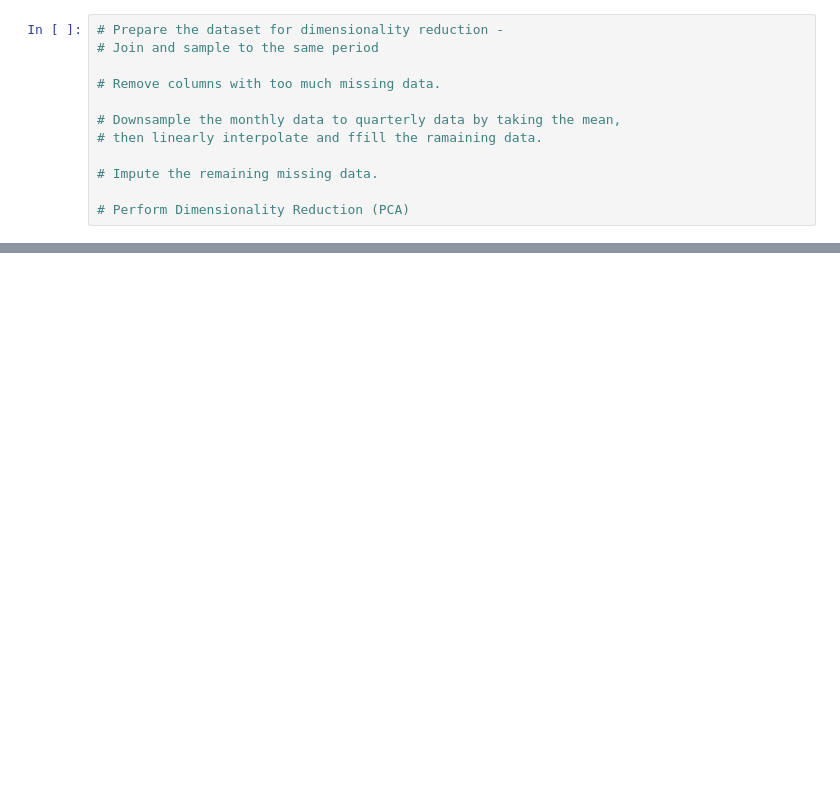
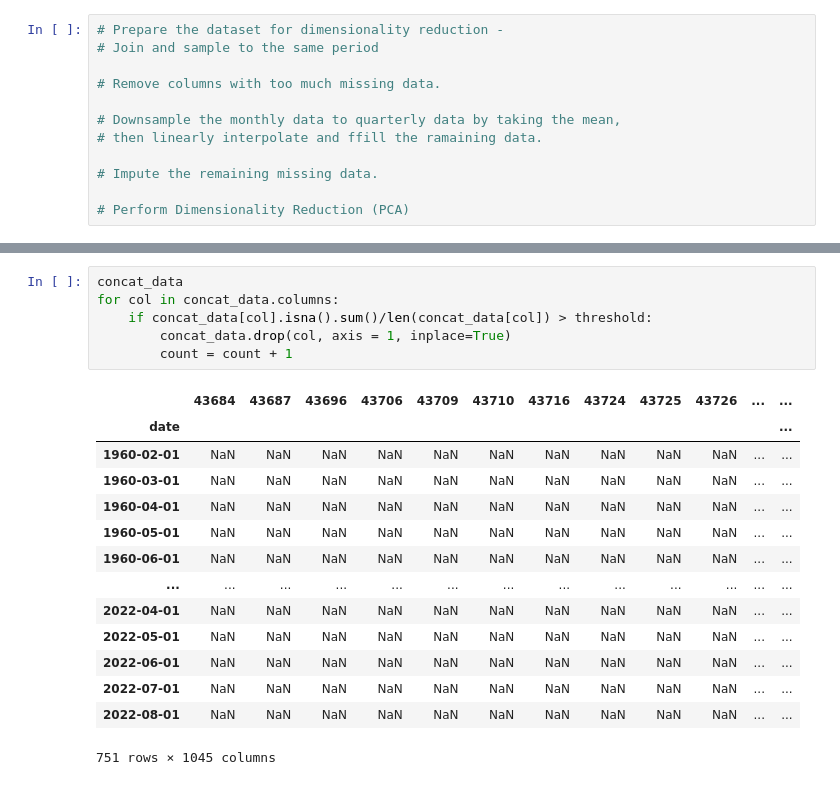
Before and after one commit to zanderbraam/ecofin_signals, a Jupyter notebook: src/exploratory_jupyter.ipynb, the cells around one changed output, grey strips where cells are left out. Drawn from its saved outputs; the diff is of its cells as text; blank space fills up the shorter version.

```diff
--- a/src/exploratory_jupyter.ipynb
+++ b/src/exploratory_jupyter.ipynb
@@ -120,0 +192,21 @@ process_data(raw_data)
+# %%
+concat_data
+for col in concat_data.columns:
+    if concat_data[col].isna().sum()/len(concat_data[col]) > threshold:
+        concat_data.drop(col, axis = 1, inplace=True)
+        count = count + 1
+# %% [output]
+|  | 43684 | 43687 | 43696 | 43706 | 43709 | 43710 | 43716 | 43724 | 43725 | 43726 | ... | ... |
+| date |  |  |  |  |  |  |  |  |  |  |  | ... |
+| 1960-02-01 | NaN | NaN | NaN | NaN | NaN | NaN | NaN | NaN | NaN | NaN | ... | ... |
+| 1960-03-01 | NaN | NaN | NaN | NaN | NaN | NaN | NaN | NaN | NaN | NaN | ... | ... |
+| 1960-04-01 | NaN | NaN | NaN | NaN | NaN | NaN | NaN | NaN | NaN | NaN | ... | ... |
+| 1960-05-01 | NaN | NaN | NaN | NaN | NaN | NaN | NaN | NaN | NaN | NaN | ... | ... |
+| 1960-06-01 | NaN | NaN | NaN | NaN | NaN | NaN | NaN | NaN | NaN | NaN | ... | ... |
+| ... | ... | ... | ... | ... | ... | ... | ... | ... | ... | ... | ... | ... |
+| 2022-04-01 | NaN | NaN | NaN | NaN | NaN | NaN | NaN | NaN | NaN | NaN | ... | ... |
+| 2022-05-01 | NaN | NaN | NaN | NaN | NaN | NaN | NaN | NaN | NaN | NaN | ... | ... |
+| 2022-06-01 | NaN | NaN | NaN | NaN | NaN | NaN | NaN | NaN | NaN | NaN | ... | ... |
+| 2022-07-01 | NaN | NaN | NaN | NaN | NaN | NaN | NaN | NaN | NaN | NaN | ... | ... |
+| 2022-08-01 | NaN | NaN | NaN | NaN | NaN | NaN | NaN | NaN | NaN | NaN | ... | ... |
+751 rows × 1045 columns
```
Also changed, not shown: parts of 7 cells of this notebook, 1 other file.
